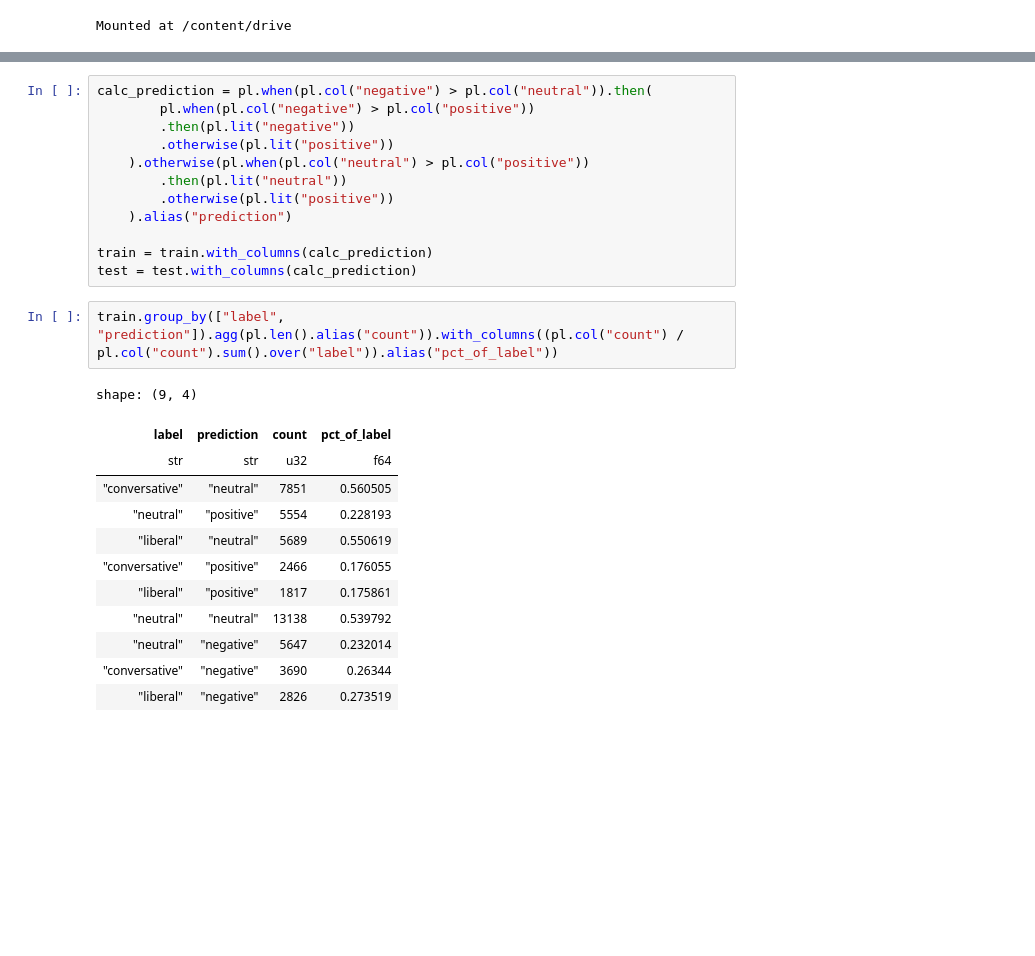
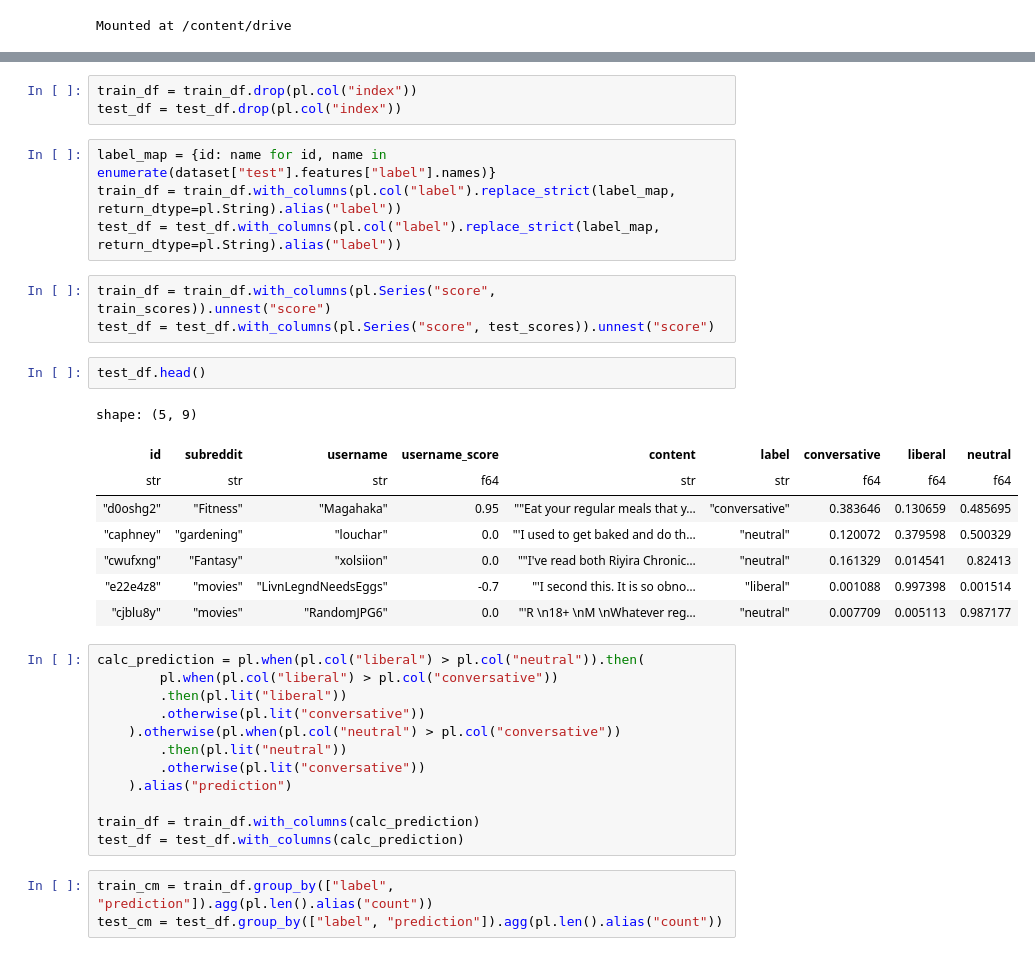
Before and after one commit to PaulTerrasi/Political-Signaling-Sentiment-Analysis, a Jupyter notebook: src/modeling/fine_tuned_model.ipynb, the cells around one changed output, grey strips where cells are left out. Saved outputs shown, nothing was run; the diff lists cells and outputs as text; blank space fills up the shorter version.

```diff
--- a/src/modeling/fine_tuned_model.ipynb
+++ b/src/modeling/fine_tuned_model.ipynb
@@ -101,27 +208,36 @@ train = train.with_columns(
+# %%
+train_df = train_df.drop(pl.col("index"))
+test_df = test_df.drop(pl.col("index"))
+# %%
+label_map = {id: name for id, name in enumerate(dataset["test"].features["label"].names)}
+train_df = train_df.with_columns(pl.col("label").replace_strict(label_map, return_dtype=pl.String).alias("label"))
+test_df = test_df.with_columns(pl.col("label").replace_strict(label_map, return_dtype=pl.String).alias("label"))
+# %%
+train_df = train_df.with_columns(pl.Series("score", train_scores)).unnest("score")
+test_df = test_df.with_columns(pl.Series("score", test_scores)).unnest("score")
+# %%
+test_df.head()
+# %% [output]
+shape: (5, 9)
+| id | subreddit | username | username_score | content | label | conversative | liberal | neutral |
+| str | str | str | f64 | str | str | f64 | f64 | f64 |
+| "d0oshg2" | "Fitness" | "Magahaka" | 0.95 | ""Eat your regular meals that y… | "conversative" | 0.383646 | 0.130659 | 0.485695 |
+| "caphney" | "gardening" | "louchar" | 0.0 | "'I used to get baked and do th… | "neutral" | 0.120072 | 0.379598 | 0.500329 |
+| "cwufxng" | "Fantasy" | "xolsiion" | 0.0 | ""I've read both Riyira Chronic… | "neutral" | 0.161329 | 0.014541 | 0.82413 |
+| "e22e4z8" | "movies" | "LivnLegndNeedsEggs" | -0.7 | "'I second this. It is so obno… | "liberal" | 0.001088 | 0.997398 | 0.001514 |
+| "cjblu8y" | "movies" | "RandomJPG6" | 0.0 | "'R \n18+ \nM \nWhatever reg… | "neutral" | 0.007709 | 0.005113 | 0.987177 |
 # %%
-calc_prediction = pl.when(pl.col("negative") > pl.col("neutral")).then(
-        pl.when(pl.col("negative") > pl.col("positive"))
-        .then(pl.lit("negative"))
-        .otherwise(pl.lit("positive"))
-    ).otherwise(pl.when(pl.col("neutral") > pl.col("positive"))
+calc_prediction = pl.when(pl.col("liberal") > pl.col("neutral")).then(
+        pl.when(pl.col("liberal") > pl.col("conversative"))
+        .then(pl.lit("liberal"))
+        .otherwise(pl.lit("conversative"))
+    ).otherwise(pl.when(pl.col("neutral") > pl.col("conversative"))
         .then(pl.lit("neutral"))
-        .otherwise(pl.lit("positive"))
+        .otherwise(pl.lit("conversative"))
     ).alias("prediction")
 
-train = train.with_columns(calc_prediction)
-test = test.with_columns(calc_prediction)
+train_df = train_df.with_columns(calc_prediction)
+test_df = test_df.with_columns(calc_prediction)
 # %%
-train.group_by(["label", "prediction"]).agg(pl.len().alias("count")).with_columns((pl.col("count") / pl.col("count").sum().over("label")).alias("pct_of_label"))
+train_cm = train_df.group_by(["label", "prediction"]).agg(pl.len().alias("count"))
+test_cm = test_df.group_by(["label", "prediction"]).agg(pl.len().alias("count"))
-# %% [output]
-shape: (9, 4)
-| label | prediction | count | pct_of_label |
-| str | str | u32 | f64 |
-| "conversative" | "neutral" | 7851 | 0.560505 |
-| "neutral" | "positive" | 5554 | 0.228193 |
-| "liberal" | "neutral" | 5689 | 0.550619 |
-| "conversative" | "positive" | 2466 | 0.176055 |
-| "liberal" | "positive" | 1817 | 0.175861 |
-| "neutral" | "neutral" | 13138 | 0.539792 |
-| "neutral" | "negative" | 5647 | 0.232014 |
-| "conversative" | "negative" | 3690 | 0.26344 |
-| "liberal" | "negative" | 2826 | 0.273519 |
```
Also changed, not shown: parts of 26 cells of this notebook.
